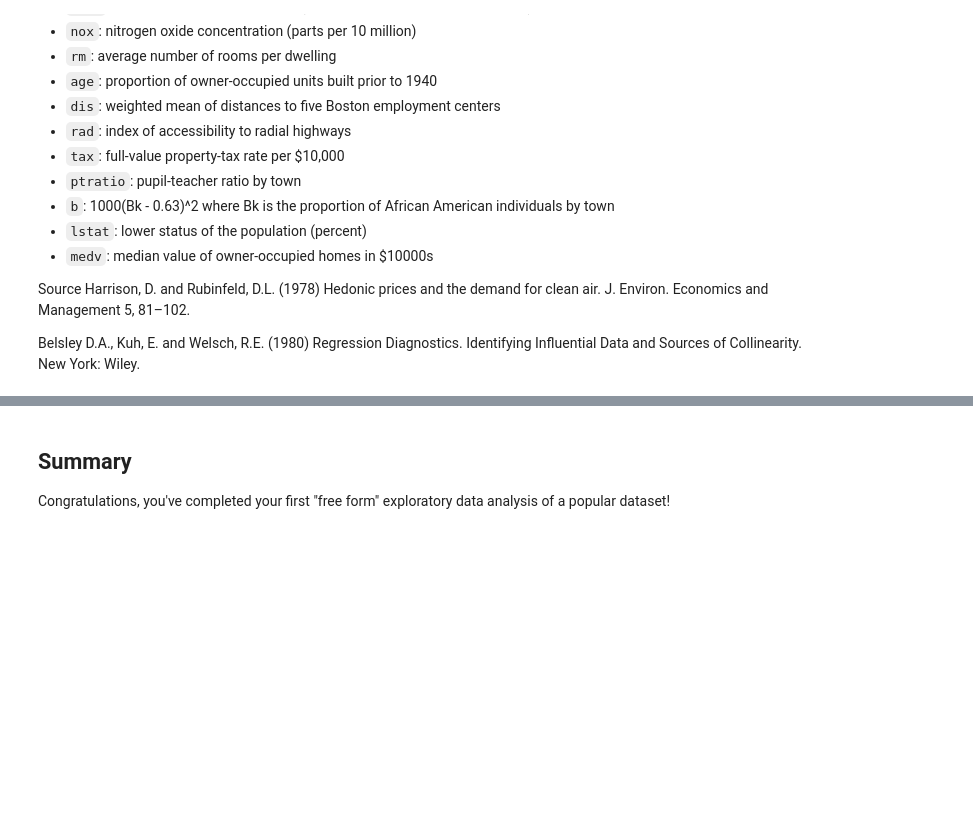
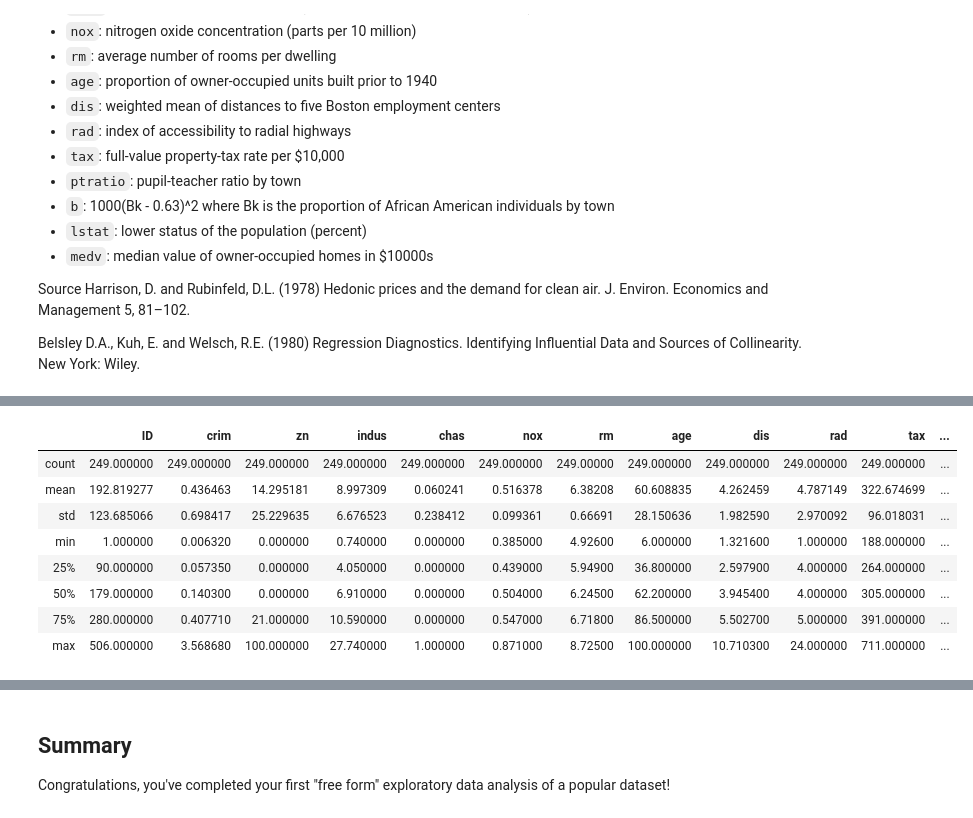
Before and after one commit to stlanier/dsc-project-eda-with-pandas-onl01-dtsc-pt-012120, a Jupyter notebook: index.ipynb, the cells around one changed output, grey strips where cells are left out. Cells and saved outputs as stored; diff of their text form; code cells hidden in the pictures; blank space fills up the shorter version.

```diff
--- a/index.ipynb
+++ b/index.ipynb
@@ -108,0 +145,12 @@ df.loc[df['crim'] > 3.678].head(10)
+# %%
+df_low_crime.describe()
+# %% [output]
+|  | ID | crim | zn | indus | chas | nox | rm | age | dis | rad | tax | ... |
+| count | 249.000000 | 249.000000 | 249.000000 | 249.000000 | 249.000000 | 249.000000 | 249.00000 | 249.000000 | 249.000000 | 249.000000 | 249.000000 | ... |
+| mean | 192.819277 | 0.436463 | 14.295181 | 8.997309 | 0.060241 | 0.516378 | 6.38208 | 60.608835 | 4.262459 | 4.787149 | 322.674699 | ... |
+| std | 123.685066 | 0.698417 | 25.229635 | 6.676523 | 0.238412 | 0.099361 | 0.66691 | 28.150636 | 1.982590 | 2.970092 | 96.018031 | ... |
+| min | 1.000000 | 0.006320 | 0.000000 | 0.740000 | 0.000000 | 0.385000 | 4.92600 | 6.000000 | 1.321600 | 1.000000 | 188.000000 | ... |
+| 25% | 90.000000 | 0.057350 | 0.000000 | 4.050000 | 0.000000 | 0.439000 | 5.94900 | 36.800000 | 2.597900 | 4.000000 | 264.000000 | ... |
+| 50% | 179.000000 | 0.140300 | 0.000000 | 6.910000 | 0.000000 | 0.504000 | 6.24500 | 62.200000 | 3.945400 | 4.000000 | 305.000000 | ... |
+| 75% | 280.000000 | 0.407710 | 21.000000 | 10.590000 | 0.000000 | 0.547000 | 6.71800 | 86.500000 | 5.502700 | 5.000000 | 391.000000 | ... |
+| max | 506.000000 | 3.568680 | 100.000000 | 27.740000 | 1.000000 | 0.871000 | 8.72500 | 100.000000 | 10.710300 | 24.000000 | 711.000000 | ... |
```
Also changed, not shown: parts of 8 cells of this notebook.
